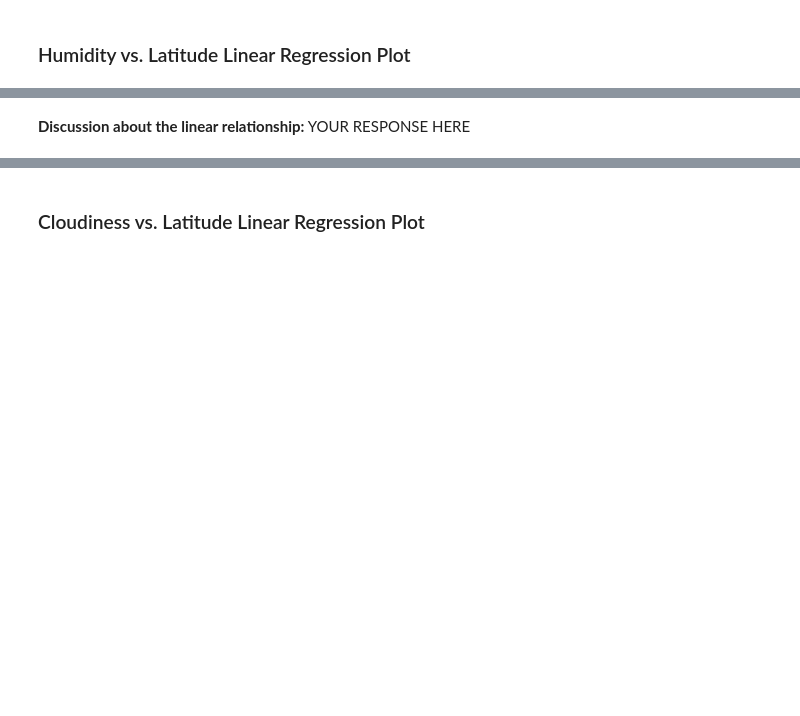
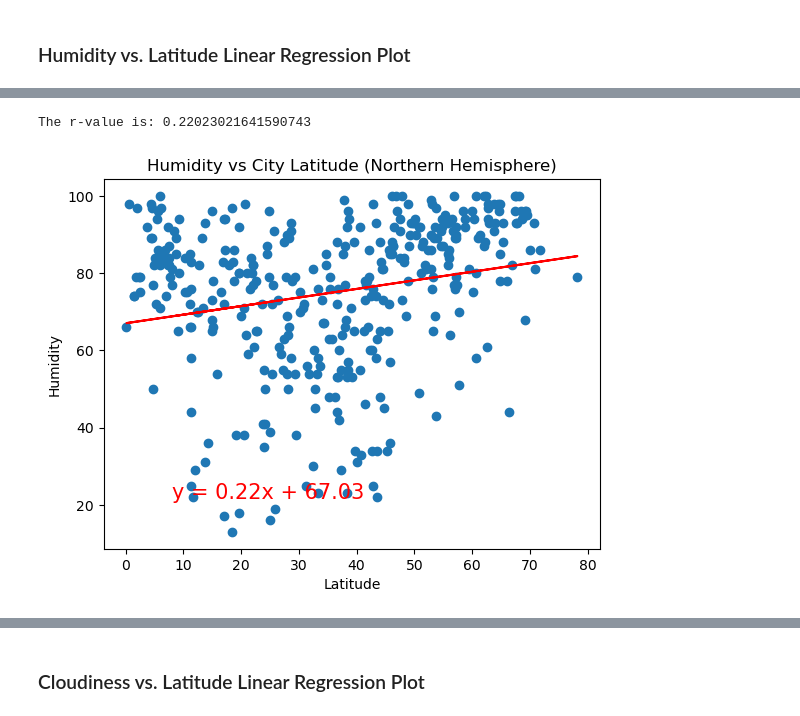
Before and after one commit to jonahkopp/python-api-challenge, a Jupyter notebook: WeatherPy/WeatherPy.ipynb, the cells around one changed output, grey strips where cells are left out. Saved outputs shown, nothing was run; the diff lists cells and outputs as text; code cells hidden in the pictures; blank space fills up the shorter version.

```diff
--- a/WeatherPy/WeatherPy.ipynb
+++ b/WeatherPy/WeatherPy.ipynb
@@ -366,2 +347,6 @@ The r-value is: 0.0002808747046324607
-# %% [markdown]
-**Discussion about the linear relationship:** YOUR RESPONSE HERE
+# %%
+# Northern Hemisphere
+lin_reg_plots(northern_hemi_df['Lat'],northern_hemi_df['Humidity'],'Humidity vs City Latitude (Northern Hemisphere)','Latitude','Humidity')
+# %% [output]
+The r-value is: 0.22023021641590743
+[figure, added]
```
Also changed, not shown: parts of 30 cells of this notebook, 5 other files.
